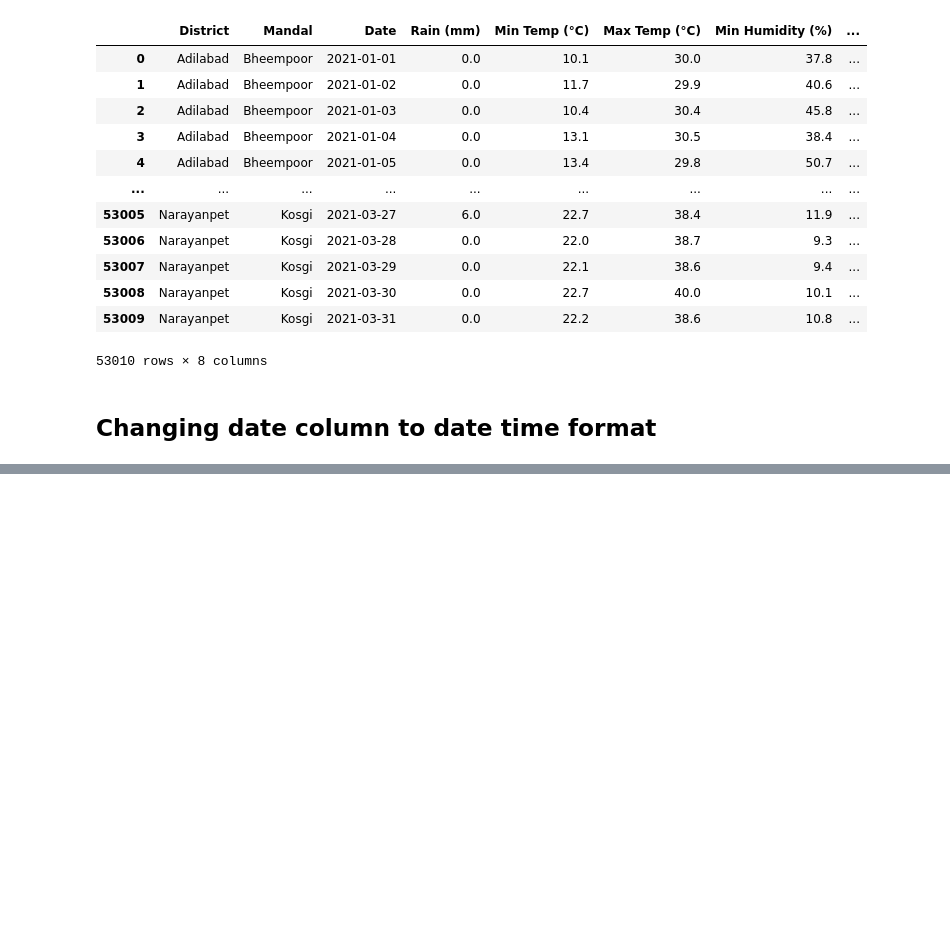
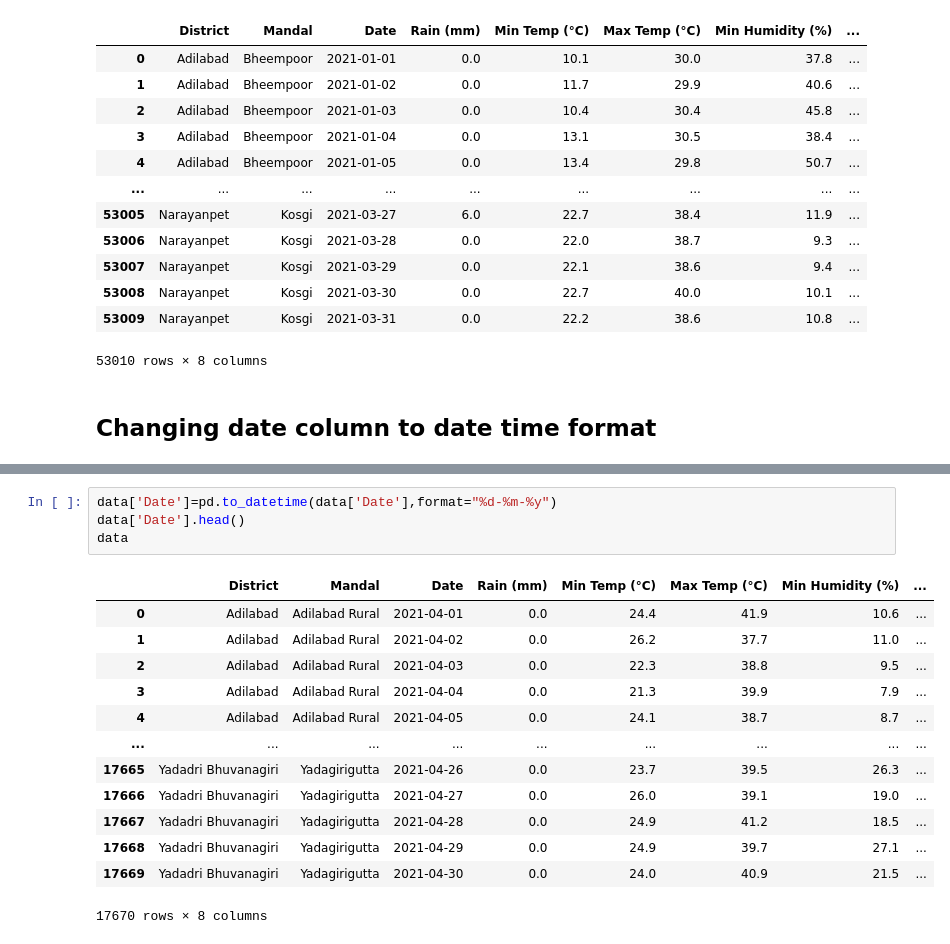
Before and after one commit to smartinternz02/SBSPS-Challenge-7154-SDG-13-Climate-Action, a Jupyter notebook: DATASETS/2021 datasets/project.ipynb, the cells around one changed output, grey strips where cells are left out. Cells and saved outputs as stored; diff of their text form; blank space fills up the shorter version.

Commit message:
date to datetime

```diff
--- a/DATASETS/2021 datasets/project.ipynb
+++ b/DATASETS/2021 datasets/project.ipynb
@@ -532,0 +549,18 @@ data1
+# %%
+data['Date']=pd.to_datetime(data['Date'],format="%d-%m-%y")
+data['Date'].head()
+data
+# %% [output]
+|  | District | Mandal | Date | Rain (mm) | Min Temp (°C) | Max Temp (°C) | Min Humidity (%) | ... |
+| 0 | Adilabad | Adilabad Rural | 2021-04-01 | 0.0 | 24.4 | 41.9 | 10.6 | ... |
+| 1 | Adilabad | Adilabad Rural | 2021-04-02 | 0.0 | 26.2 | 37.7 | 11.0 | ... |
+| 2 | Adilabad | Adilabad Rural | 2021-04-03 | 0.0 | 22.3 | 38.8 | 9.5 | ... |
+| 3 | Adilabad | Adilabad Rural | 2021-04-04 | 0.0 | 21.3 | 39.9 | 7.9 | ... |
+| 4 | Adilabad | Adilabad Rural | 2021-04-05 | 0.0 | 24.1 | 38.7 | 8.7 | ... |
+| ... | ... | ... | ... | ... | ... | ... | ... | ... |
+| 17665 | Yadadri Bhuvanagiri | Yadagirigutta | 2021-04-26 | 0.0 | 23.7 | 39.5 | 26.3 | ... |
+| 17666 | Yadadri Bhuvanagiri | Yadagirigutta | 2021-04-27 | 0.0 | 26.0 | 39.1 | 19.0 | ... |
+| 17667 | Yadadri Bhuvanagiri | Yadagirigutta | 2021-04-28 | 0.0 | 24.9 | 41.2 | 18.5 | ... |
+| 17668 | Yadadri Bhuvanagiri | Yadagirigutta | 2021-04-29 | 0.0 | 24.9 | 39.7 | 27.1 | ... |
+| 17669 | Yadadri Bhuvanagiri | Yadagirigutta | 2021-04-30 | 0.0 | 24.0 | 40.9 | 21.5 | ... |
+17670 rows × 8 columns
```
Also changed, not shown: parts of 6 cells of this notebook.
